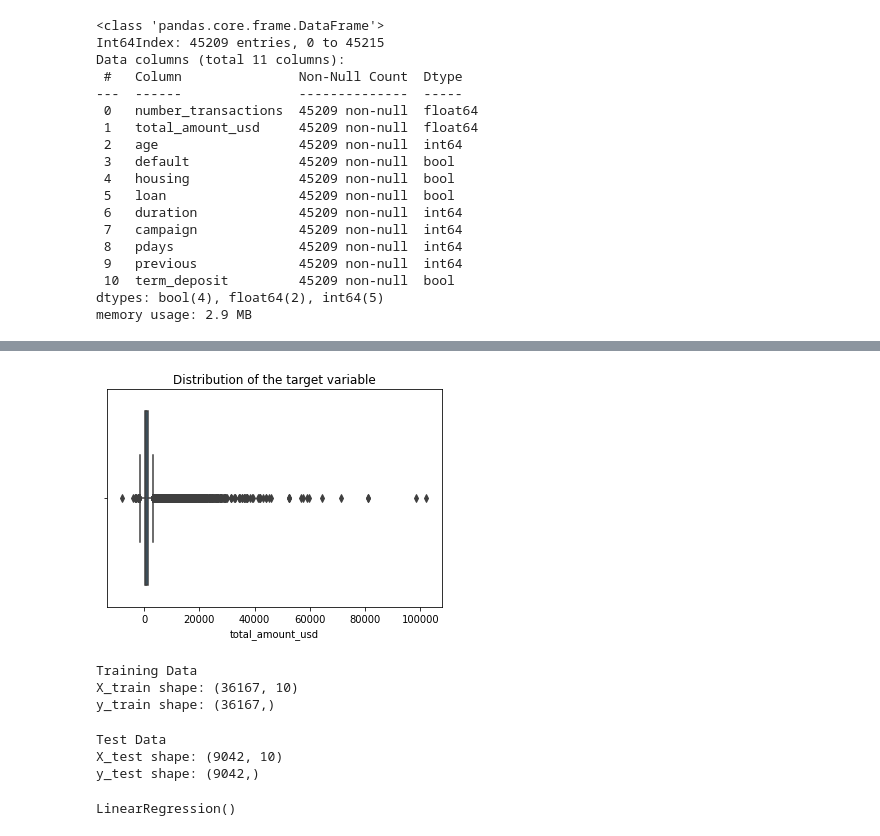
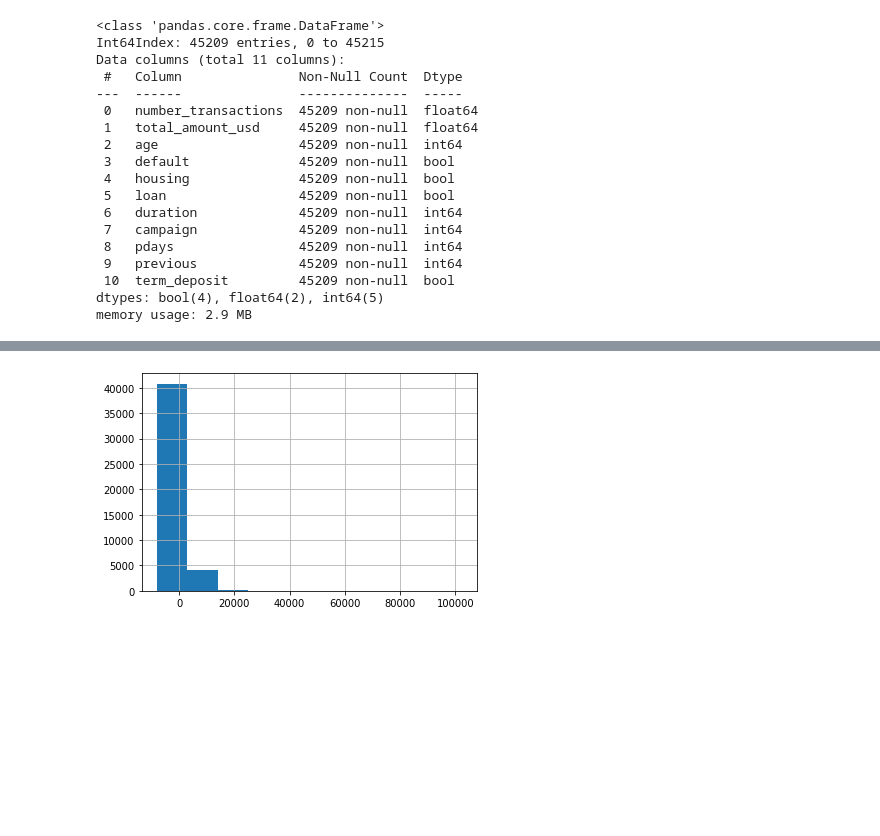
Before and after one commit to shaq31415926/ip302, a Jupyter notebook: notebooks/03-sh-ip302-lecture.ipynb, the cells around one changed output, grey strips where cells are left out. Drawn from its saved outputs; the diff is of its cells as text; code cells hidden in the pictures; blank space fills up the shorter version.

```diff
--- a/notebooks/03-sh-ip302-lecture.ipynb
+++ b/notebooks/03-sh-ip302-lecture.ipynb
@@ -67,7 +149,7 @@ list(users_data)
 # %%
 # drop categorical functions
 
-users_data.drop(categorical_columns, axis = 1, inplace = True)
+users_data.drop(categorical_cols, axis = 1, inplace = True)
 # %%
 # check if dropped
 
@@ -102,17 +186,10 @@ previous                  0
 term_deposit              0
 dtype: int64
 # %%
-# fill na with mean
+# fill na with 0
 
-var = "number_transactions"
-
-avg = users_data[var].mean() # mean of the variable
-users_data[var].fillna(avg, inplace = True) # replaces the na with mean
+users_data.number_transactions.fillna(0, inplace = True)
+users_data.total_amount_usd.fillna(0, inplace = True)
-# %%
-var = "total_amount_usd"
-
-avg = users_data[var].mean() # mean of the variable
-users_data[var].fillna(avg, inplace = True) # replaces the na with mean
 # %%
 # check if any missing values exist
 
@@ -165,12 +235,11 @@ plt.title("Distribution of the target variable");
-# %%
-sns.boxplot(users_data['total_amount_usd'])
-plt.title("Distribution of the target variable");
-# %% [output]
-[figure, removed]
 # %%
-# define our features and targets
+# step 1. define our X and y
 
-target = users_data['total_amount_usd']
+target = users_data.total_amount_usd
 features = users_data.drop(['total_amount_usd'], axis = 1)
+# %%
+target.hist();
+# %% [output]
+[figure, added]
 # %%
 # split into test and training data
@@ -184,22 +252,0 @@ X_train, X_test, y_train, y_test = train_test_split(
-# %%
-# print the shape of the training data
-
-print("Training Data")
-print("X_train shape:", X_train.shape)
-print("y_train shape:", y_train.shape)
-
-# question how rows and columns does the trainin
-# %% [output]
-Training Data
-X_train shape: (36167, 10)
-y_train shape: (36167,)
-# %%
-# print the shape of the test data
-
-print("Test Data")
-print("X_test shape:", X_test.shape)
-print("y_test shape:", y_test.shape)
-# %% [output]
-Test Data
-X_test shape: (9042, 10)
-y_test shape: (9042,)
@@ -210,8 +252,0 @@ lr = LinearRegression()
-# %%
-# Fit the model on the "training data"
-
-lr.fit(X_train, y_train)
-
-# OUR MACHINE LEARNING MODEL
-# %% [output]
-LinearRegression()
```
Also changed, not shown: parts of 26 cells of this notebook, 4 other files.
